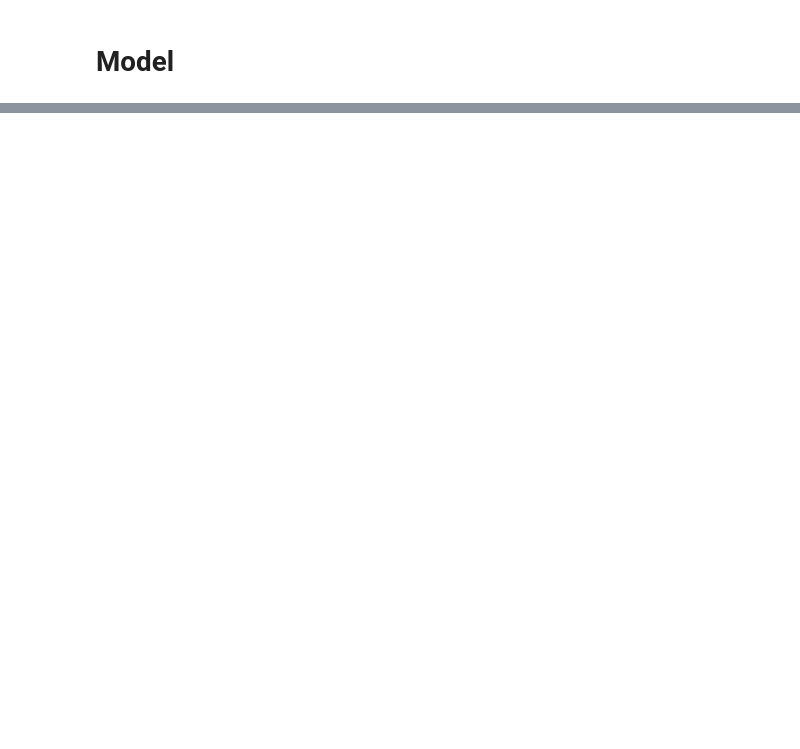
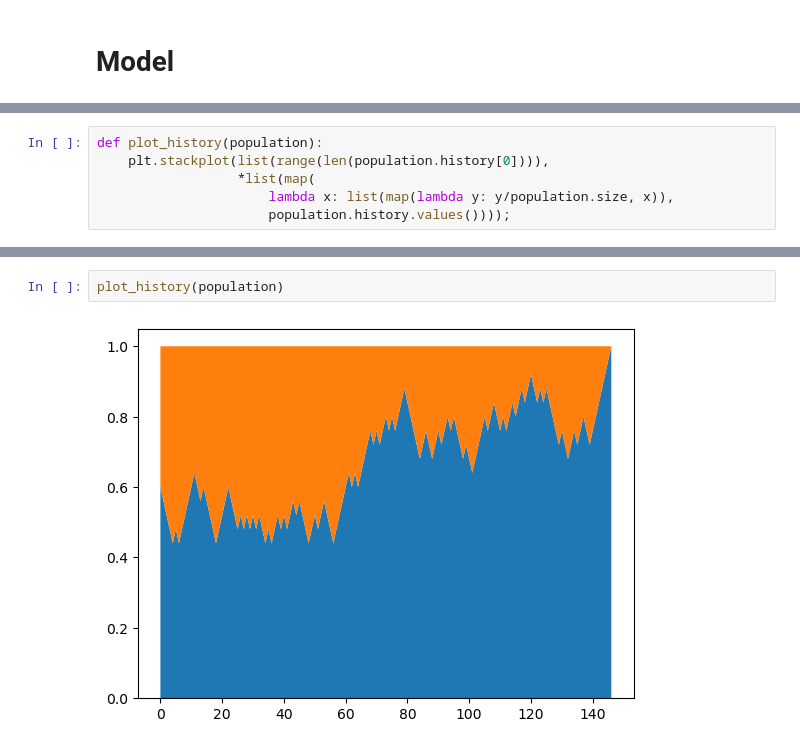
Before and after one commit to gjbex/Scientific-Python, a Jupyter notebook: source-code/numpy/genetic_drift.ipynb, the cells around one changed output, grey strips where cells are left out. Saved outputs shown, nothing was run; the diff lists cells and outputs as text; blank space fills up the shorter version.

Commit message:
Add history and clean up code

```diff
--- a/source-code/numpy/genetic_drift.ipynb
+++ b/source-code/numpy/genetic_drift.ipynb
@@ -90 +148,7 @@ class Population:
+# %%
+def plot_history(population):
+    plt.stackplot(list(range(len(population.history[0]))),
+                  *list(map(
+                      lambda x: list(map(lambda y: y/population.size, x)),
+                      population.history.values())));
 # %% [markdown]
@@ -97,0 +162,4 @@ population.nr_steps
+# %%
+plot_history(population)
+# %% [output]
+[figure, added]
```
Also changed, not shown: parts of 13 cells of this notebook.
